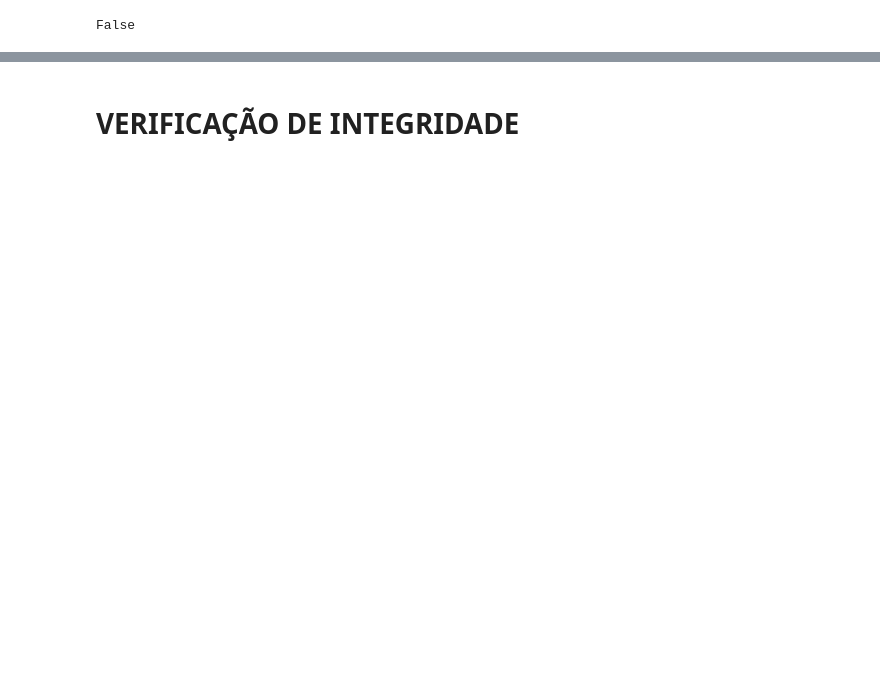
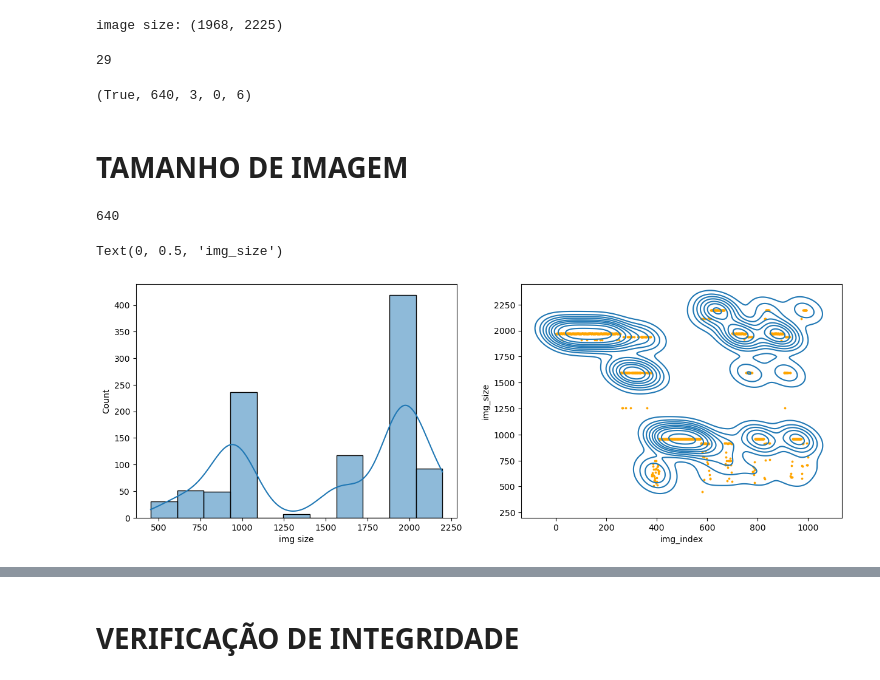
Before and after one commit to KlaussMarchi/Falhas, a Jupyter notebook: Task/logs/1 - Processing_out.ipynb, the cells around one changed output, grey strips where cells are left out. Cells and saved outputs as stored; diff of their text form; code cells hidden in the pictures; blank space fills up the shorter version.

```diff
--- a/Task/logs/1 - Processing_out.ipynb
+++ b/Task/logs/1 - Processing_out.ipynb
@@ -50,0 +31,5 @@ images[:5]
+# %%
+df = pd.read_csv('Database/Target/landmarks.csv')
+#df = df.head(50)
+print(len(df))
+df.head()
@@ -50,0 +44,3 @@ images[:5]
+# %%
+df['path'] = [os.path.join('Database/Target/images/', name) for name in df.path]
+df.head()
@@ -51,6 +54,47 @@ images[:5]
+# %%
+img  = cv2.imread(df.iloc[0].path, cv2.IMREAD_GRAYSCALE)
+h, w = img.shape[:2]
+print(f'image size:', (w, h))
+
+n_images   = len(df)
+total_dots = len([col for col in df.columns if '_x' in col or '_y' in col])//2
+total_dots
+# %% [output]
+image size: (1968, 2225)
+29
 # %%
-AUG_PER_IMAGE = 0
-MULTICLASS    = len(np.unique(masks)) > 2
-MULTICLASS
+MULTICLASS    = OPTIONS.get('multiclass')
+IMG_SIZE      = OPTIONS.get('img_size')
+AUG_PER_IMAGE = OPTIONS.get('n_aug')
+TILE_SIZE     = OPTIONS.get('tile_size')
+RADIUS        = OPTIONS.get('radius')
+
+MULTICLASS, IMG_SIZE, AUG_PER_IMAGE, TILE_SIZE, RADIUS
 # %% [output]
-False
+(True, 640, 3, 0, 6)
+# %% [markdown]
+# TAMANHO DE IMAGEM
+# %%
+if IMG_SIZE is None:
+    IMG_SIZE = min(cv2.imread(df.iloc[0].path, cv2.IMREAD_GRAYSCALE).shape)
+
+IMG_SIZE
+# %% [output]
+640
+# %%
+def getSize(path):
+    return min(cv2.imread(path, cv2.IMREAD_GRAYSCALE).shape)
+
+df['img_size'] = df.path.apply(getSize)
+plt.figure(figsize=(15, 5))
+plt.subplot(1, 2, 1)
+sns.histplot(df.img_size, kde=True)
+plt.xlabel('img size')
+
+plt.subplot(1, 2, 2)
+sns.kdeplot(x=df.index, y=df.img_size, bw_adjust=0.5)
+plt.scatter(df.index,   df.img_size, color='orange', s=3)
+plt.xlabel('img_index'); plt.ylabel('img_size')
+# %% [output]
+Text(0, 0.5, 'img_size')
+[figure, added]
```
Also changed, not shown: parts of 27 cells of this notebook, 16 other files.
